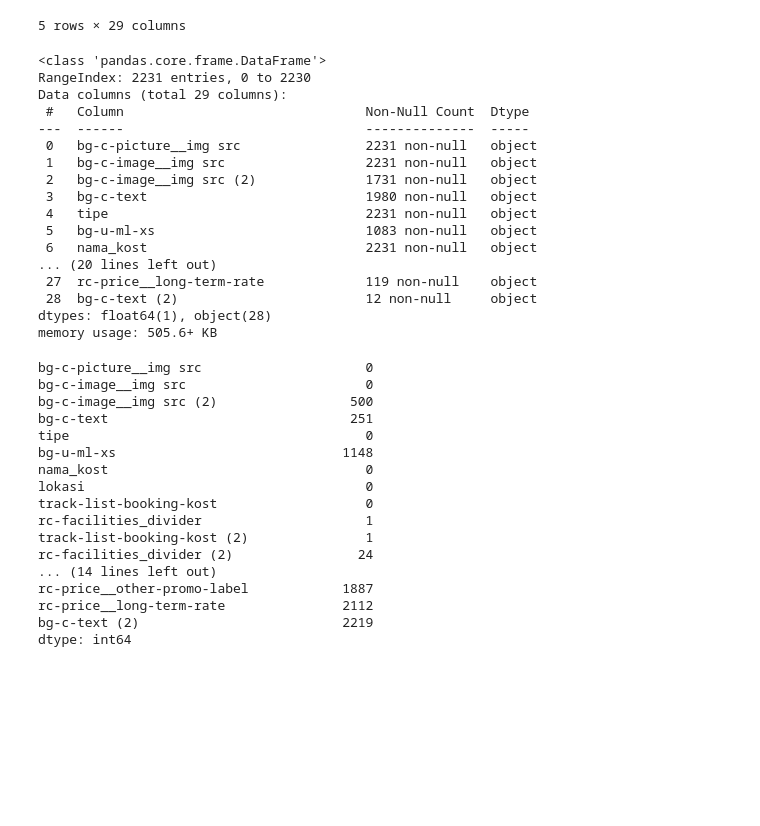
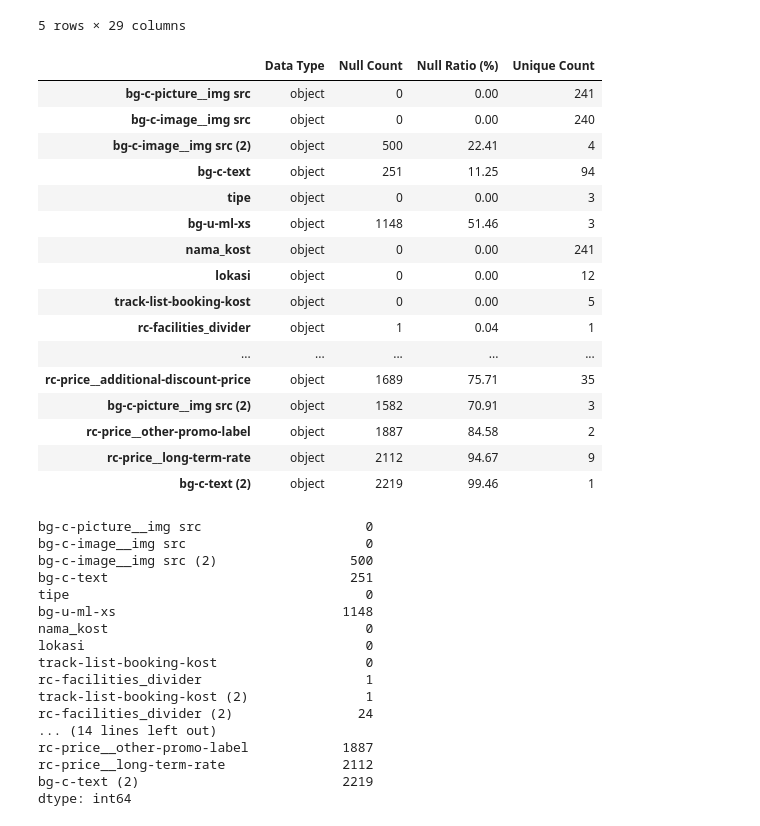
Before and after one commit to Alean-de/ukost-spk-recommendation, a Jupyter notebook: notebooks/01_data_understanding.ipynb, the cells around one changed output. Saved outputs shown, nothing was run; the diff lists cells and outputs as text; code cells hidden in the pictures; blank space fills up the shorter version.

```diff
--- a/notebooks/01_data_understanding.ipynb
+++ b/notebooks/01_data_understanding.ipynb
@@ -21,26 +21,33 @@ display(df_k1.head(5))
 | 3 | https://static.mamikos.com/upload... | https://static.mamikos.com/upload... | https://mamikos.com/general/img/i... | Dilihat 500+ kali | Campur | NaN | ... |
 | 4 | https://static.mamikos.com/upload... | https://static.mamikos.com/upload... | https://mamikos.com/general/img/i... | Dilihat 500+ kali | Campur | Sisa 3 kamar | ... |
 5 rows × 29 columns
-# %%
-df_k1.info()
-# %% [output]
-<class 'pandas.core.frame.DataFrame'>
-RangeIndex: 2231 entries, 0 to 2230
-Data columns (total 29 columns):
- #   Column                               Non-Null Count  Dtype
----  ------                               --------------  -----
- 0   bg-c-picture__img src                2231 non-null   object
- 1   bg-c-image__img src                  2231 non-null   object
- 2   bg-c-image__img src (2)              1731 non-null   object
- 3   bg-c-text                            1980 non-null   object
- 4   tipe                                 2231 non-null   object
- 5   bg-u-ml-xs                           1083 non-null   object
- 6   nama_kost                            2231 non-null   object
-... (20 lines left out)
- 27  rc-price__long-term-rate             119 non-null    object
- 28  bg-c-text (2)                        12 non-null     object
-dtypes: float64(1), object(28)
-memory usage: 505.6+ KB
+# %%
+# Cek info tipe data dan unique values per kolom
+data_summary = pd.DataFrame({
+    'Data Type': df_k1.dtypes,
+    'Null Count': df_k1.isnull().sum(),
+    'Null Ratio (%)': (df_k1.isnull().sum() / len(df_k1) * 100).round(2),
+    'Unique Count': df_k1.nunique()
+})
+display(data_summary)
+# %% [output]
+|  | Data Type | Null Count | Null Ratio (%) | Unique Count |
+| bg-c-picture__img src | object | 0 | 0.00 | 241 |
+| bg-c-image__img src | object | 0 | 0.00 | 240 |
+| bg-c-image__img src (2) | object | 500 | 22.41 | 4 |
+| bg-c-text | object | 251 | 11.25 | 94 |
+| tipe | object | 0 | 0.00 | 3 |
+| bg-u-ml-xs | object | 1148 | 51.46 | 3 |
+| nama_kost | object | 0 | 0.00 | 241 |
+| lokasi | object | 0 | 0.00 | 12 |
+| track-list-booking-kost | object | 0 | 0.00 | 5 |
+| rc-facilities_divider | object | 1 | 0.04 | 1 |
+| ... | ... | ... | ... | ... |
+| rc-price__additional-discount-price | object | 1689 | 75.71 | 35 |
+| bg-c-picture__img src (2) | object | 1582 | 70.91 | 3 |
+| rc-price__other-promo-label | object | 1887 | 84.58 | 2 |
+| rc-price__long-term-rate | object | 2112 | 94.67 | 9 |
+| bg-c-text (2) | object | 2219 | 99.46 | 1 |
 # %%
 print(df_k1.isnull().sum())
 # %% [output]
```
Also changed, not shown: parts of 2 cells of this notebook, 6 other files.
